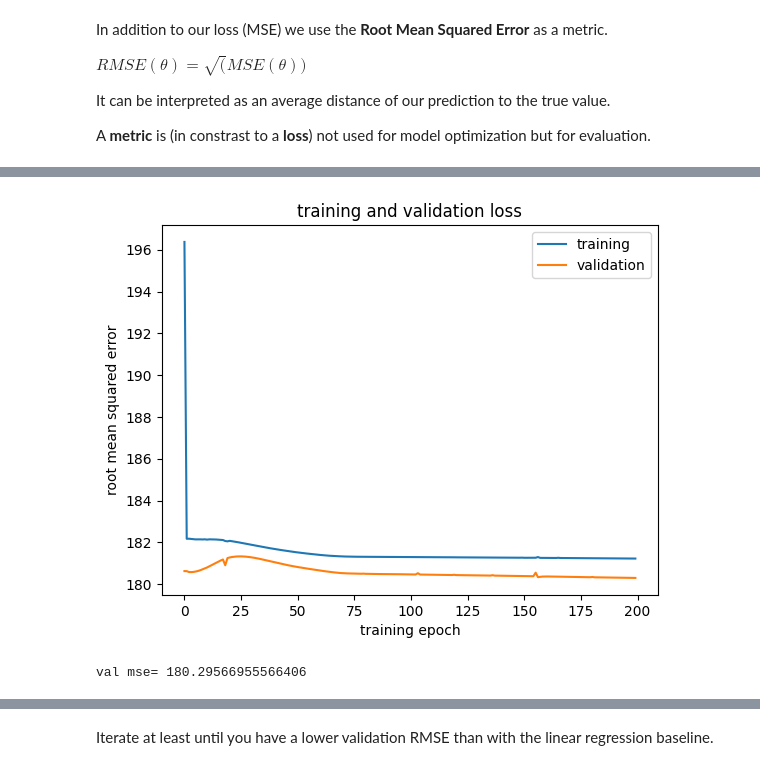
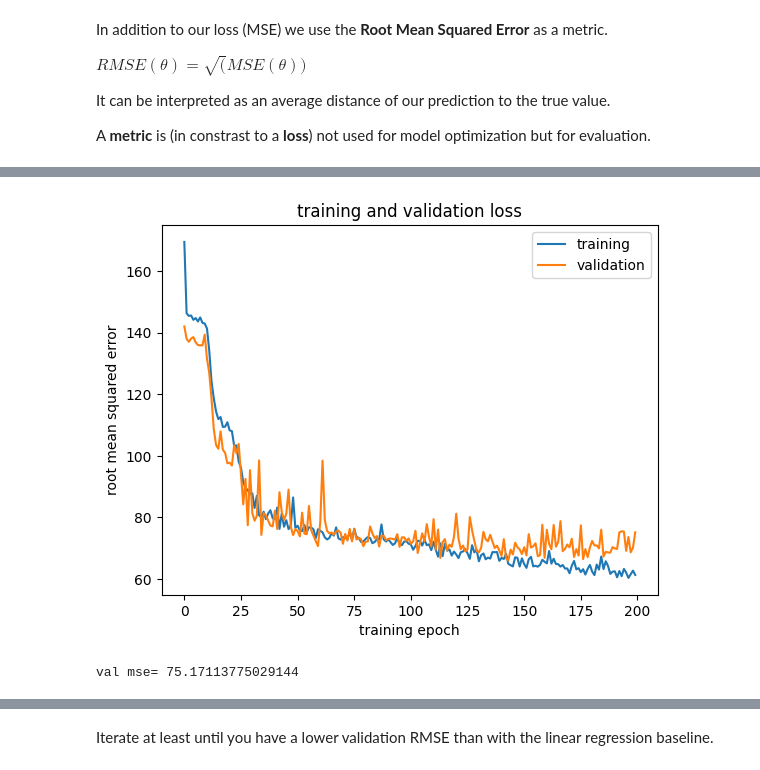
Before and after one commit to DataCompetency/KI-Block, a Jupyter notebook: exercises/solutions/torch/es2-ex1-sol.ipynb, the cells around one changed output, grey strips where cells are left out. Saved outputs shown, nothing was run; the diff lists cells and outputs as text; code cells hidden in the pictures.

Commit message:
es2 ex1 torch

```diff
--- a/exercises/solutions/torch/es2-ex1-sol.ipynb
+++ b/exercises/solutions/torch/es2-ex1-sol.ipynb
@@ -84,3 +55,25 @@ model = make_model()
+# %%
+torch.manual_seed(0)  # so we all get the same pseudorandom results, do not modify or remove
+
+l2 = 0.01  # strength of L2 regularization; pass as weight_decay to the optimizer
+
+def make_model(input_dim):
+    layers = []
+    in_features = input_dim
+    # YOUR CODE STARTS
+    # Add Dense neural network layers, choose number of layers, number of
+    # hidden neurons, activation functions at will
+    for i in range(4):
+        layers.append(nn.Linear(in_features, 32))
+        layers.append(nn.ReLU())
+        in_features = 32
+    # YOUR CODE ENDS
+
+    layers.append(nn.Linear(in_features, 1))  # last layer maps to output size 1, no activation
+    model = nn.Sequential(*layers)
+    return model
+
+model = make_model(n) # m is the input dimension
 # %% [markdown]
 In addition to our loss (MSE) we use the **Root Mean Squared Error** as a metric.
 
@@ -89,12 +82,3 @@ $RMSE(\theta) = \sqrt(MSE(\theta))$
 It can be interpreted as an average distance of our prediction to the true value.
 
 A **metric** is (in constrast to a **loss**) not used for model optimization but for evaluation.
-# %%
-def fit_model(model, X_train, y_train, epochs=200, learning_rate = 0.01):
-    # define the loss, optimization algorithm and prepare the model for gradient computation
-    opti = tf.keras.optimizers.Adam(learning_rate = learning_rate) # Adam is a popular method for stochastic gradient descent
-    model.compile(optimizer = opti, loss = "mse", metrics = [tf.keras.metrics.RootMeanSquaredError()])
-    # execute the actual training
-    val_split = 0.15
-    history = model.fit(X_train, y_train, epochs = epochs, batch_size=64, validation_split=val_split, verbose = 0)
-    return history
@@ -103,5 +143,6 @@ def fit_model(model, X_train, y_train, epochs=200, learning_rate = 0.01):
 # a larger batch size can speed this up, however it can negatively affect the outcome
 # since fewer training steps are made
 # the same is true for smaller numbers of epochs
-history = fit_model(model, X_train, y_train)
-model.summary()
+batch_size = 64
+L2 = 0.01
+history = fit_model(model, X_train, y_train, batch_size=batch_size, L2=L2)
@@ -130,21 +149,21 @@ Model: "sequential"
 # %%
 fig, ax= plt.subplots(1,1)
 def plot_hist(history, ax, title, ylim=None):
-    ax.plot(history.history["root_mean_squared_error"], label="training")
-    ax.plot(history.history["val_root_mean_squared_error"], label="validation")
+    ax.plot(history["rmse"], label="training")
+    ax.plot(history["val_rmse"], label="validation")
     ax.set_title(title)
     ax.set_xlabel("training epoch")
     ax.set_ylabel("root mean squared error")
     handles, labels = ax.get_legend_handles_labels()
     if ylim is not None:
         ax.set_ylim(ylim)
     ax.legend(handles, labels)
 plot_hist(history, ax, "training and validation loss")
 # %% [output]
-[figure, old version]
+[figure, new version]
 # %%
 # for simplicity we take the last validation loss only
-print("val mse=", history.history["val_root_mean_squared_error"][-1])
+print("val mse=", history["val_rmse"][-1])
 # %% [output]
-val mse= 180.29566955566406
+val mse= 75.17113775029144
 # %%
```
Also changed, not shown: parts of 16 cells of this notebook, 4 other files.
